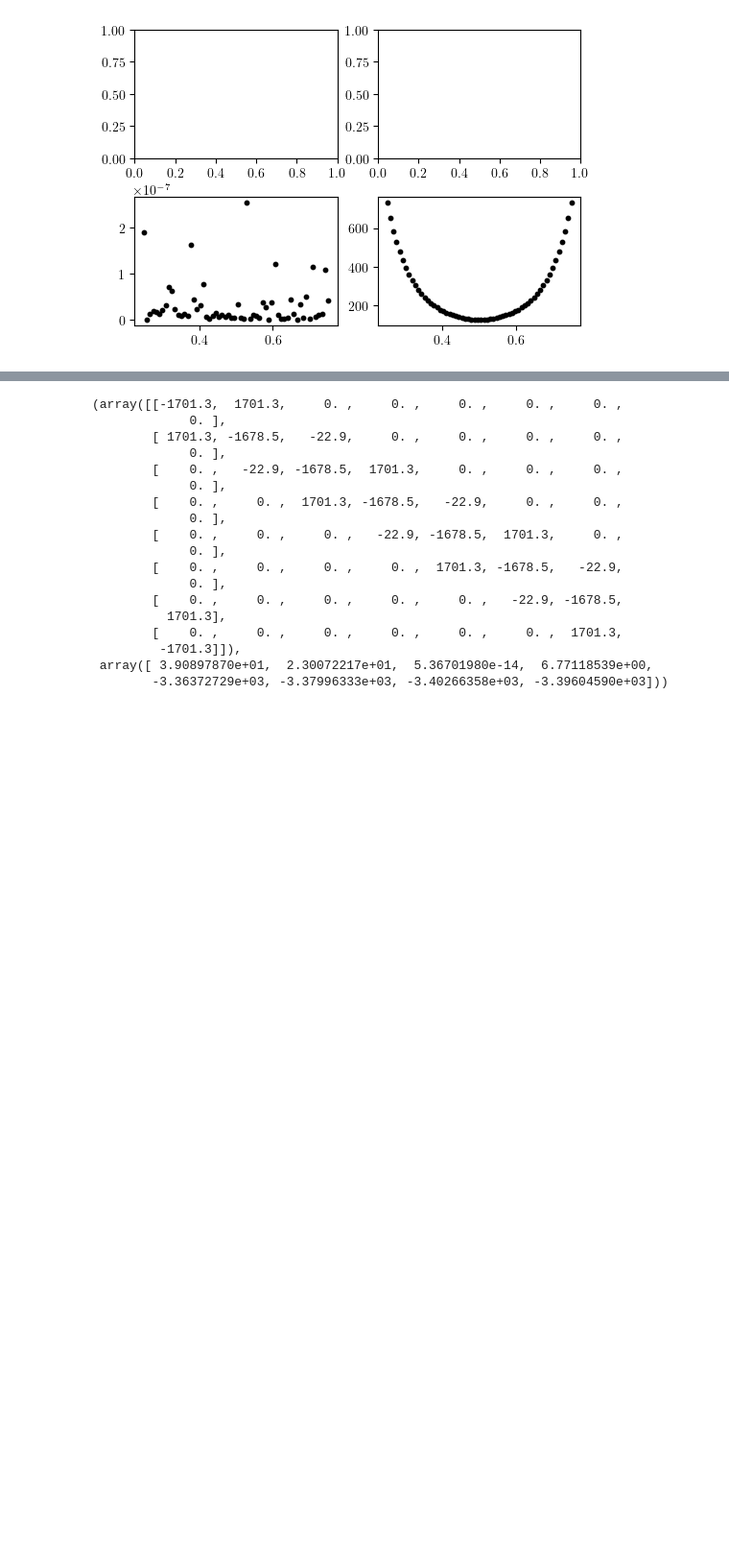
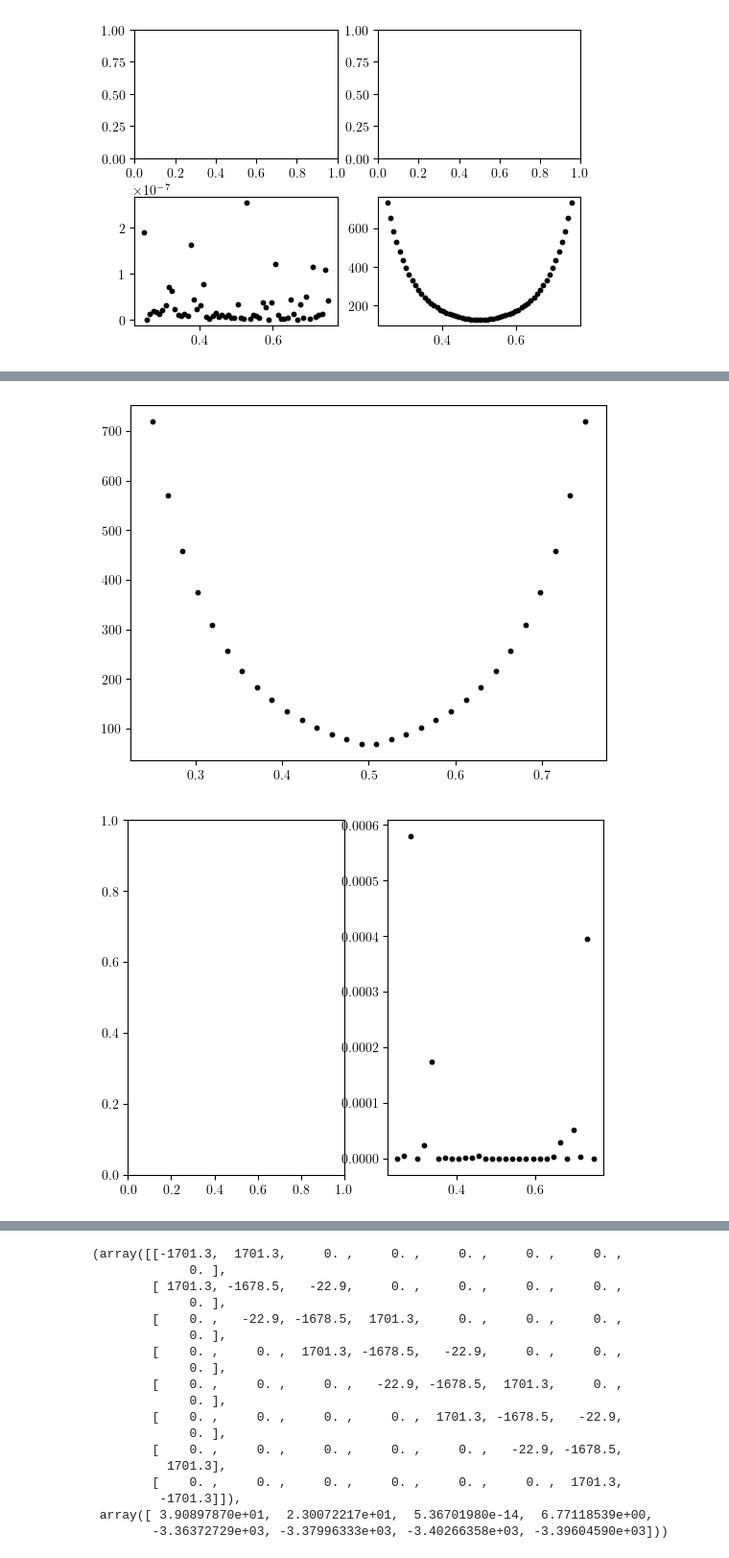
Before and after one commit to ChriGomm/master, a Jupyter notebook: numerics/interactions.ipynb, the cells around one changed output, grey strips where cells are left out. Shown at 96% size. Drawn from its saved outputs; the diff is of its cells as text; code cells hidden in the pictures; blank space fills up the shorter version.

Commit message:
finished elimination of first order for spin-phonon coupling

```diff
--- a/numerics/interactions.ipynb
+++ b/numerics/interactions.ipynb
@@ -31,10 +31,10 @@ def nom_der1(DelR,d):
 def dip_derivative_full(Delta_R_vec: np.ndarray, i: int, j: int, d: np.ndarray,interaction_radius=None) -> float:
     Del_R = np.linalg.norm(Delta_R_vec)
 
-    if Del_R==0:
-        return 0
-    elif interaction_radius and Del_R > interaction_radius + 0.01:
-        return 0
+    # if Del_R==0:
+    #     return 0
+    # elif interaction_radius and Del_R > interaction_radius + 0.01:
+    #     return 0
     potential = 0
 
     if i == j:
@@ -935,0 +1109,70 @@ array([[-489.42,  489.42,    0.  ,    0.  ,    0.  ,    0.  ],
+# %%
+def abs_eigvec(param,b,*paramlast):
+    phid = param[0]
+    h = param[1]
+    d = np.array([np.cos(phid),np.sin(phid)])
+    dmat = first_order_spph(b,h,a,chain_length,lambda x, y: dip_derivative_full(x, 0, 0, y),d)
+    # dmat += np.diag(np.ones(chain_length))*(m*w**2*r**2/V)[-1]/10**8
+    beta = grad_spph(b,h,a,chain_length,nom_der1,d)
+    # eigenvecs = np.linalg.solve(dmat,beta)
+    eigenvecs = np.linalg.lstsq(dmat,beta)[0]
+    # return np.max(np.abs(beta))/np.max(np.abs(dmat))
+    return np.max(np.abs(eigenvecs))+(np.abs(phid-paramlast[0]) + np.abs(h-paramlast[1]))*1e-6
+from scipy.optimize import minimize
+N = 30
+b = np.linspace(0.25,0.75,N)
+phis = np.ones(N)*0*(np.pi)
+hs = np.ones(N)*0
+fig2, ax2 = plt.subplots(1,1)
+fig3, ax3 = plt.subplots(1,2)
+fig, ax = plt.subplots(1,2)
+chain_length = 16
+Deltap = np.pi
+Deltah = 1
+bound_p = (-np.pi/2*3,np.pi/2*3)
+for i in range(N):
+    phi_grid = np.linspace(-Deltap,Deltap,10)+phis[i-1]
+    h_grid = np.linspace(-Deltah,Deltah,10)+hs[i-1]
+    min_vals = np.zeros((len(phi_grid),len(h_grid)))
+    min_phi = np.zeros_like(min_vals)
+    min_h = np.zeros_like(min_vals)
+    min_vals = []
+    min_phi = []
+    min_h = []
+    Deltap = 0.2
+    Deltah = 0.1
+
+    for n in range(len(phi_grid)):
+        for m in range(len(h_grid)):
+            # try:
+                res = minimize(abs_eigvec,x0=(phi_grid[n],h_grid[m]),args=(b[i],phis[i-1],hs[i-1]),bounds=(bound_p,(-0.5,0.5)),tol=1e-12)
+                min_vals.append(res.fun)
+                min_phi.append(res.x[0])
+                min_h.append(res.x[1])
+            # except:
+            #     pass
+    bound_p = (-np.pi/2*3,np.pi/2*3)
+    crit = np.array([min_vals, min_phi, min_h]).T
+    sorted_crit = sorted(crit, key=lambda x: x[0])
+
+
+    phis[i] = sorted_crit[0][1]
+    hs[i] = sorted_crit[0][2]
+    dmat = first_order_spph(b[i],hs[i],a,chain_length,lambda x, y: dip_derivative_full(x, 0, 0, y),np.array([np.cos(phis[i]),np.sin(phis[i])]))
+    # eig, vec = np.linalg.eig(dmat)
+    # ax3[0].scatter(b[i]*np.ones(chain_length-1),eig,color='0',s=30)
+    beta = grad_spph(b[i],hs[i],a,chain_length,nom_der1,np.array([np.cos(phis[i]),np.sin(phis[i])]))
+    # dmatp = dmat+ np.diag(np.ones(chain_length))*(m*w**2*r**2/V)[-1]/10**8
+    vecp = np.linalg.lstsq(dmat,beta)[0]
+    dis = dmat@vecp
+    ax3[1].scatter(b[i],np.max(dis),color='0',s=10)
+    # ax3[1].scatter(b[i]*np.ones(chain_length),beta,color='0',s=30)
+    ax2.scatter(b[i],np.max(np.abs(dmat)),color='0',s=10)
+    # ax2.scatter(b[i],sorted_crit[0][0],color='0',s=10)
+
+ax[0].scatter(b,phis,color='0',s=10)
+ax[1].scatter(b,hs,color='0',s=10)
+plt.show()
+# %% [output]
+[figure, added]
+[figure, added]
```
Also changed, not shown: parts of 12 cells of this notebook, 9 other files.
